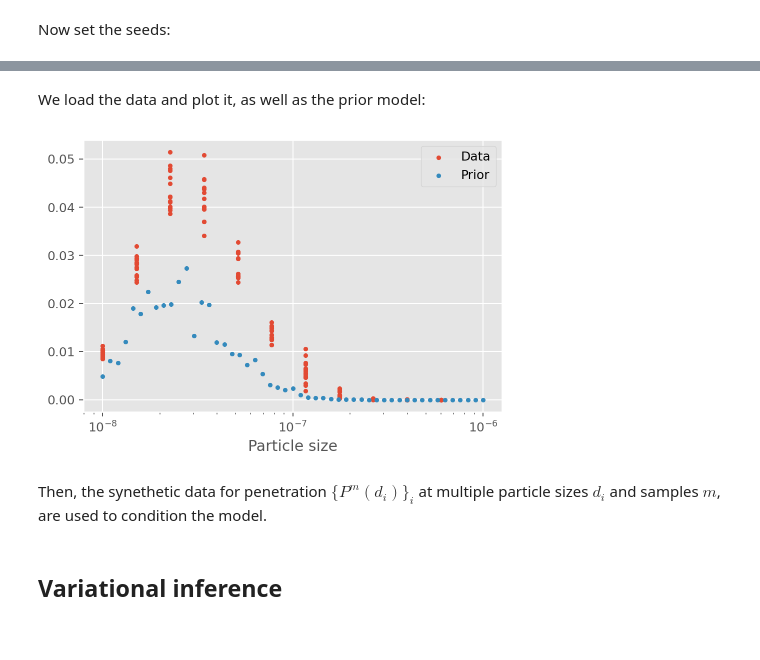
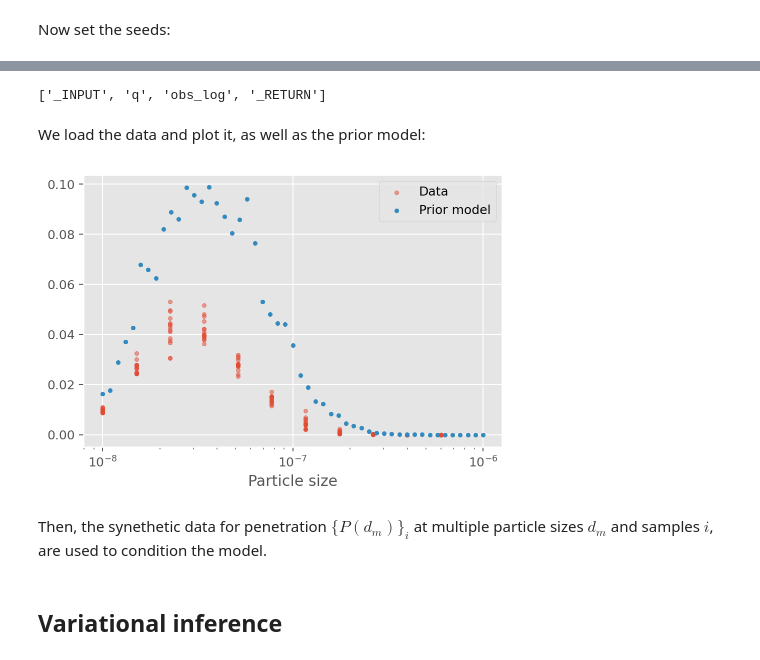
Before and after one commit to ManifoldFR/mask-degradation, a Jupyter notebook: inference_example.ipynb, the cells around one changed output, grey strips where cells are left out. Saved outputs shown, nothing was run; the diff lists cells and outputs as text; code cells hidden in the pictures.

```diff
--- a/inference_example.ipynb
+++ b/inference_example.ipynb
@@ -38,25 +39,14 @@ We add multiplicative observation noise for the penetration: $P_{obs}(d_p) = P_{
 # %%
 # prior distribution on q
-theta = 6 * constants.nano
+theta = 3 * constants.nano
 beta = 1./theta
 alpha = 5
 # We use a Gamma prior -- take care in Pyro Gamma is parameterized using (alpha, beta) !
 charge_prior = dist.Gamma(alpha, beta)
+# charge_prior = dist.Normal(18 * constants.nano, 1 * constants.nano)
 
 def model(diameters):
     charge = pyro.sample('q', charge_prior)
-    # print(charge)
-    surface_area, layer_params = respiratorA(charge)
-
-    debit = 85 * constants.liter / constants.minute
-    face_vel = debit / surface_area
-
-    results = compute_penetration_profile(
-        diameters, layer_params, face_vel, temperature, viscosity)
-    obs_scale = 0.2
-    with pyro.plate('diameters'):
-        # import ipdb; ipdb.set_trace()
-        # add heteroskedastic noise
-        obs_log = pyro.sample('obs_log', dist.Normal(results.log(), obs_scale))
-        obs = pyro.deterministic('obs', obs_log.exp())
-    return obs, obs_log
+    observation_model = Observation(resp_model=lambda: respiratorA(charge))
+    obs_log = observation_model(diameters)
+    return obs_log
@@ -63,33 +62,38 @@ def model(diameters):
 # %%
-# Particle size range
-particle_diam = torch.linspace(math.log(10), math.log(1000), 51)
-particle_diam.exp_()
-particle_diam.mul_(constants.nano);
+# Inference time diameters
+diameters = torch.linspace(math.log(10), math.log(1000), 51)
+diameters.exp_()
+diameters.mul_(constants.nano);
+# %%
+trace = pyro.poutine.trace(model).get_trace(diameters)
+print(list(trace))
+# %% [output]
+['_INPUT', 'q', 'obs_log', '_RETURN']
 # %% [markdown]
 We load the data and plot it, as well as the prior model:
 # %%
 import pandas as pd
 import json
 
 # Load the data
 filename = "data/synthetic_respA_batch15.csv"
 perf_data = pd.read_csv(filename, index_col=0)
 data_diameters = torch.from_numpy(perf_data.index.values)
 perf_data = torch.from_numpy(perf_data.values).T
 
 with open("data/synthetic_summary.json") as f:
     metadata = json.load(f)[filename]
 
 plt.scatter(data_diameters.repeat(perf_data.shape[0], 1),
-            perf_data, s=10, label="Data")
-plt.scatter(particle_diam, model(particle_diam)[0].detach(), s=10, label="Prior")
+            perf_data, s=10, alpha=.5, label="Data")
+plt.scatter(diameters, model(diameters).detach().exp(), s=10, label="Prior model")
 plt.xlabel('Particle size')
 plt.legend()
 plt.xscale('log')
 # %% [output]
-[figure, old version]
+[figure, new version]
 # %% [markdown]
-Then, the synethetic data for penetration $\{P^m(d_i)\}_i$ at multiple particle sizes $d_i$ and samples $m$, are used to condition the model.
+Then, the synethetic data for penetration $\{P(d_m)\}_i$ at multiple particle sizes $d_m$ and samples $i$, are used to condition the model.
 # %%
 # Define a runnable conditioned model
 with pyro.plate("data"):
```
Also changed, not shown: parts of 28 cells of this notebook, 14 other files.
